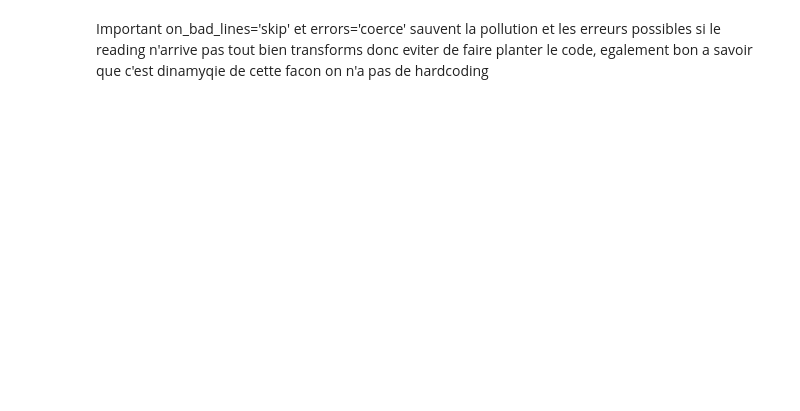
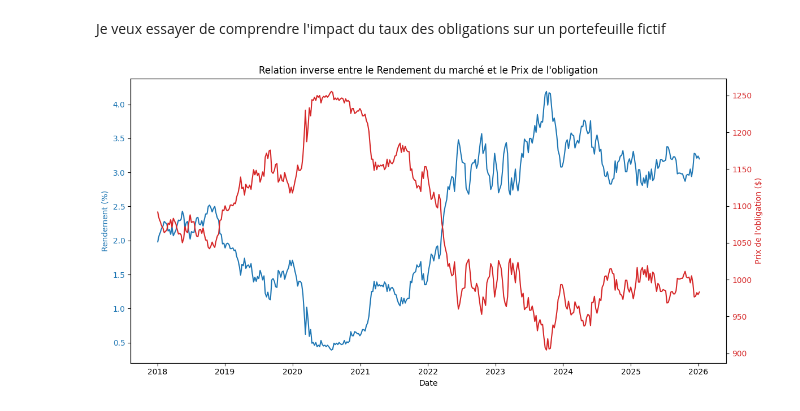
Before and after one commit to Drews30/Projet-Quant-Actuariat, a Jupyter notebook: ProjetDS.ipynb, the cells around one changed output. Drawn from its saved outputs; the diff is of its cells as text; code cells hidden in the pictures; blank space fills up the shorter version.

Commit message:
Ajout d'une fonction pour comparaison Yield et Price

```diff
--- a/ProjetDS.ipynb
+++ b/ProjetDS.ipynb
@@ -39,2 +3,2 @@ df.describe()
-# %% [markdown]
-Important on_bad_lines='skip' et errors='coerce' sauvent la pollution et les erreurs possibles si le reading n'arrive pas  tout bien transforms donc eviter de faire planter le code, egalement bon a savoir que c'est dinamyqie de cette facon on n'a pas de hardcoding
+# %% [markdown]
+Je veux essayer de comprendre l'impact du taux des obligations sur un portefeuille fictif
@@ -40,0 +29,42 @@ Important on_bad_lines='skip' et errors='coerce' sauvent la pollution et les err
+# %%
+import pandas as pd
+import matplotlib.pyplot as plt
+
+#Création de la df, lire et nettoyer le fichier entrant
+
+df = pd.read_csv('lookup_10_years.csv', skiprows=11, on_bad_lines='skip')
+
+df.columns = ['Date', 'Yield']
+
+
+df['Date'] = pd.to_datetime(df['Date'], errors='coerce')
+df['Yield'] = pd.to_numeric(df['Yield'], errors='coerce')
+
+
+df=df.dropna().sort_values(by='Date')
+
+df['Prix_Simule'] = df['Yield'].apply(calculer_prix)
+
+# 1. Création de la figure et du premier axe (Rendement)
+fig, ax1 = plt.subplots(figsize=(12, 6))
+
+# Courbe du Yield (Bleu)
+ax1.plot(df['Date'], df['Yield'], color='tab:blue', label='Rendement (Yield)')
+ax1.set_xlabel('Date')
+ax1.set_ylabel('Rendement (%)', color='tab:blue')
+ax1.tick_params(axis='y', labelcolor='tab:blue')
+
+# 2. Création du deuxième axe (Prix) qui partage le même axe X
+ax2 = ax1.twinx() #Pertinent a retenir dans la librairie
+
+# Courbe du Prix en rouge
+ax2.plot(df['Date'], df['Prix_Simule'], color='tab:red', label='Prix Simulé')
+ax2.set_ylabel('Prix de l\'obligation ($)', color='tab:red')
+ax2.tick_params(axis='y', labelcolor='tab:red')
+
+# 3. Titre
+plt.title('Relation inverse entre le Rendement du marché et le Prix de l\'obligation')
+fig.tight_layout()
+plt.show()
+# %% [output]
+[figure, added]
```
Also changed, not shown: parts of 2 cells of this notebook.
